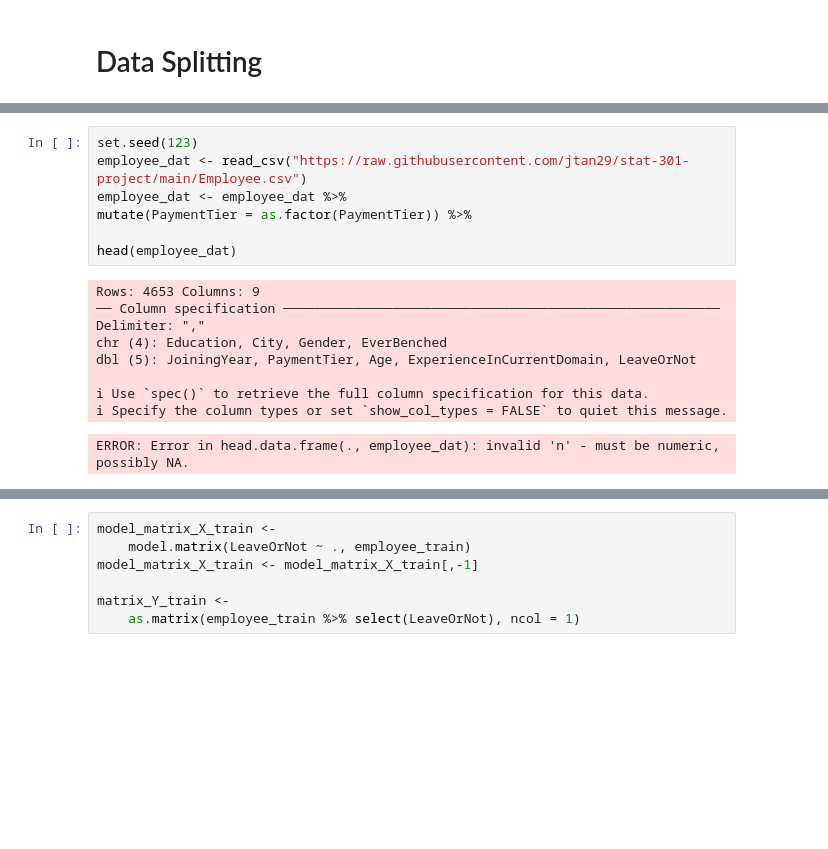
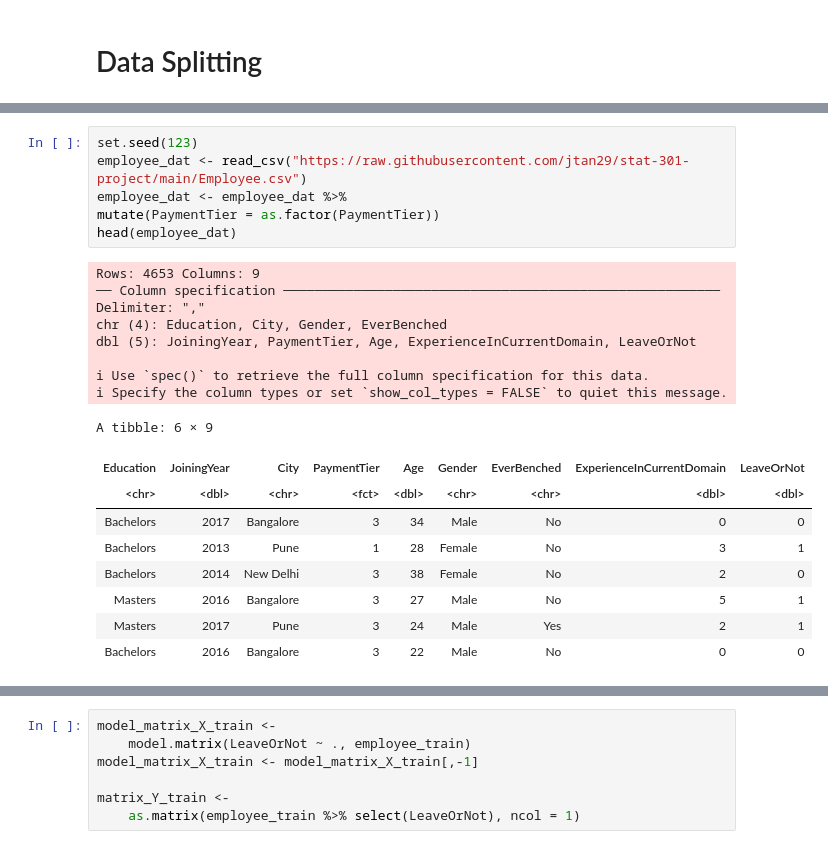
Before and after one commit to HaoyuYou/Stat-301-Project, a Jupyter notebook: model_comparison.ipynb, the cells around one changed output, grey strips where cells are left out. Cells and saved outputs as stored; diff of their text form; blank space fills up the shorter version.

```diff
--- a/model_comparison.ipynb
+++ b/model_comparison.ipynb
@@ -18,20 +36,27 @@ library(mltools)
 # %%
 set.seed(123)
 employee_dat <- read_csv("https://raw.githubusercontent.com/jtan29/stat-301-project/main/Employee.csv")
 employee_dat <- employee_dat %>%
-mutate(PaymentTier = as.factor(PaymentTier)) %>%
-
+mutate(PaymentTier = as.factor(PaymentTier))
 head(employee_dat)
 # %% [output]
 Rows: 4653 Columns: 9
 ── Column specification ────────────────────────────────────────────────────────
 Delimiter: ","
 chr (4): Education, City, Gender, EverBenched
 dbl (5): JoiningYear, PaymentTier, Age, ExperienceInCurrentDomain, LeaveOrNot
 
 ℹ Use `spec()` to retrieve the full column specification for this data.
 ℹ Specify the column types or set `show_col_types = FALSE` to quiet this message.
-ERROR: Error in head.data.frame(., employee_dat): invalid 'n' - must be numeric, possibly NA.
+A tibble: 6 × 9
+| Education | JoiningYear | City | PaymentTier | Age | Gender | EverBenched | ExperienceInCurrentDomain | LeaveOrNot |
+| <chr> | <dbl> | <chr> | <fct> | <dbl> | <chr> | <chr> | <dbl> | <dbl> |
+| Bachelors | 2017 | Bangalore | 3 | 34 | Male | No | 0 | 0 |
+| Bachelors | 2013 | Pune | 1 | 28 | Female | No | 3 | 1 |
+| Bachelors | 2014 | New Delhi | 3 | 38 | Female | No | 2 | 0 |
+| Masters | 2016 | Bangalore | 3 | 27 | Male | No | 5 | 1 |
+| Masters | 2017 | Pune | 3 | 24 | Male | Yes | 2 | 1 |
+| Bachelors | 2016 | Bangalore | 3 | 22 | Male | No | 0 | 0 |
 # %%
 employee_dat$id <- 1:nrow(employee_dat) # add a new ID column
 
```
Also changed, not shown: parts of 17 cells of this notebook.
